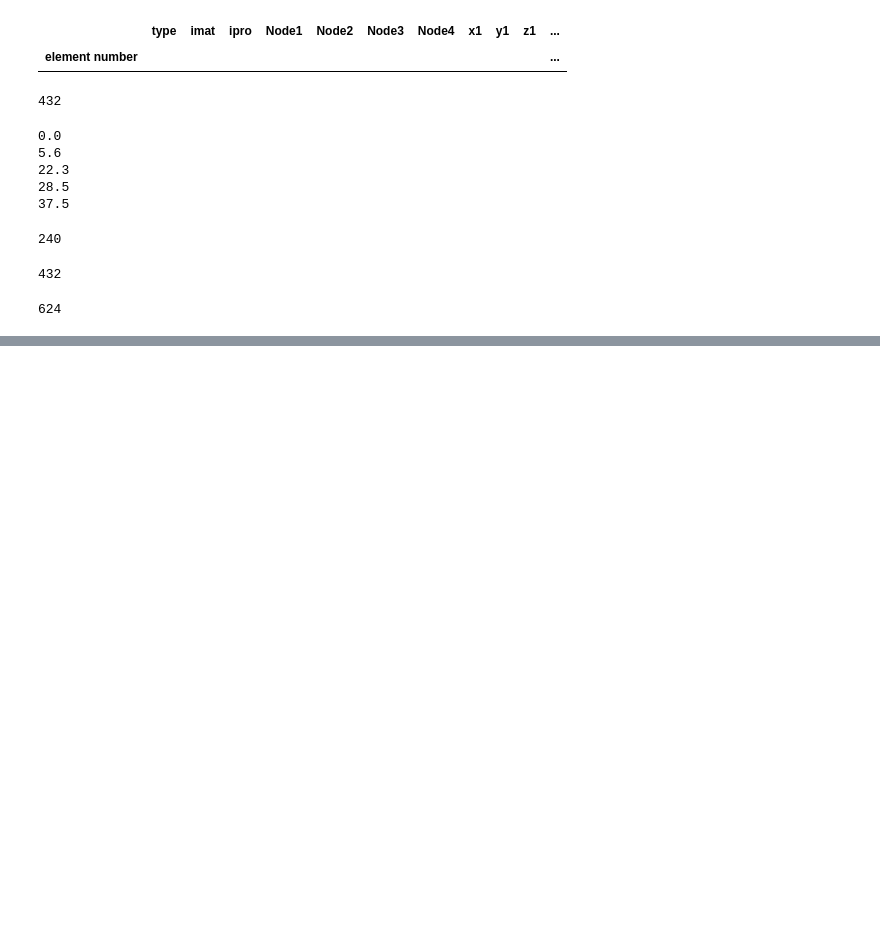
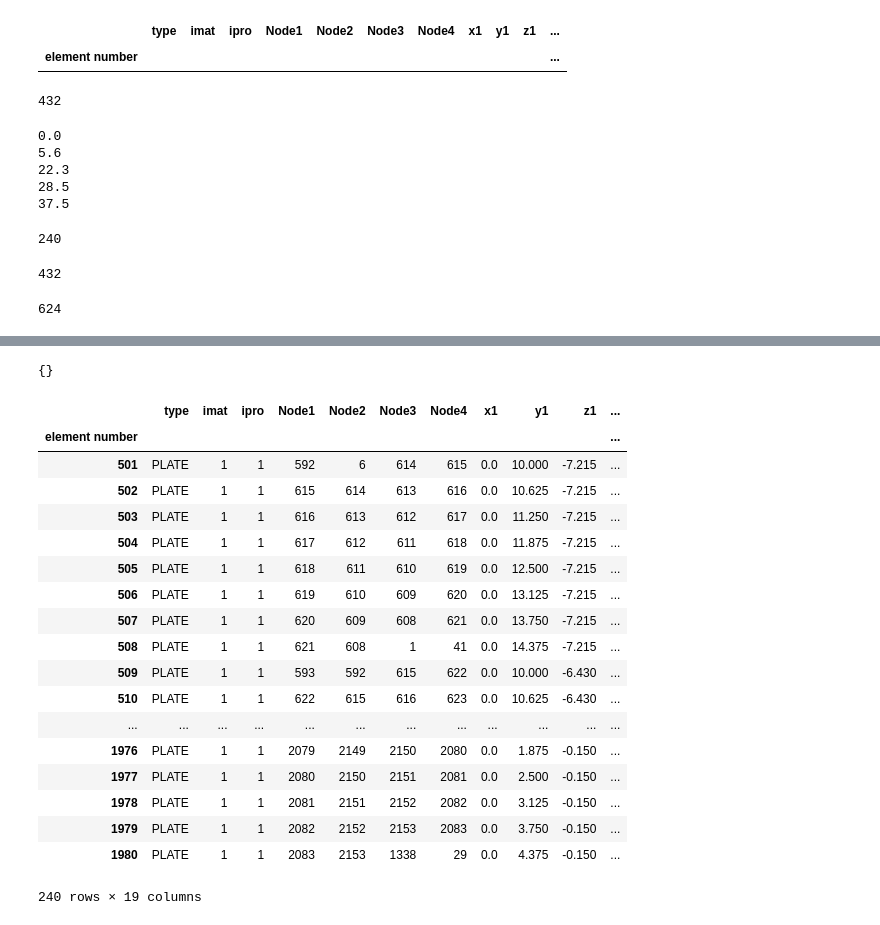
Before and after one commit to JohnYang1210/DesignWorkTask, a Jupyter notebook: sjqy2midas/extendMidastest.ipynb, the cells around one changed output, grey strips where cells are left out. Cells and saved outputs as stored; diff of their text form; code cells hidden in the pictures; blank space fills up the shorter version.

```diff
--- a/sjqy2midas/extendMidastest.ipynb
+++ b/sjqy2midas/extendMidastest.ipynb
@@ -78,0 +115,28 @@ dict_keys(['x_wall_0.0', 'x_wall_5.6', 'x_wall_22.3', 'x_wall_28.5', 'x_wall_37.
+# %%
+model.zWalls
+# %% [output]
+{}
+# %%
+x_wall_00=model.xWalls['x_wall_0.0']
+# %%
+x_wall_00['all']
+# %% [output]
+|  | type | imat | ipro | Node1 | Node2 | Node3 | Node4 | x1 | y1 | z1 | ... |
+| element number |  |  |  |  |  |  |  |  |  |  | ... |
+| 501 | PLATE | 1 | 1 | 592 | 6 | 614 | 615 | 0.0 | 10.000 | -7.215 | ... |
+| 502 | PLATE | 1 | 1 | 615 | 614 | 613 | 616 | 0.0 | 10.625 | -7.215 | ... |
+| 503 | PLATE | 1 | 1 | 616 | 613 | 612 | 617 | 0.0 | 11.250 | -7.215 | ... |
+| 504 | PLATE | 1 | 1 | 617 | 612 | 611 | 618 | 0.0 | 11.875 | -7.215 | ... |
+| 505 | PLATE | 1 | 1 | 618 | 611 | 610 | 619 | 0.0 | 12.500 | -7.215 | ... |
+| 506 | PLATE | 1 | 1 | 619 | 610 | 609 | 620 | 0.0 | 13.125 | -7.215 | ... |
+| 507 | PLATE | 1 | 1 | 620 | 609 | 608 | 621 | 0.0 | 13.750 | -7.215 | ... |
+| 508 | PLATE | 1 | 1 | 621 | 608 | 1 | 41 | 0.0 | 14.375 | -7.215 | ... |
+| 509 | PLATE | 1 | 1 | 593 | 592 | 615 | 622 | 0.0 | 10.000 | -6.430 | ... |
+| 510 | PLATE | 1 | 1 | 622 | 615 | 616 | 623 | 0.0 | 10.625 | -6.430 | ... |
+| ... | ... | ... | ... | ... | ... | ... | ... | ... | ... | ... | ... |
+| 1976 | PLATE | 1 | 1 | 2079 | 2149 | 2150 | 2080 | 0.0 | 1.875 | -0.150 | ... |
+| 1977 | PLATE | 1 | 1 | 2080 | 2150 | 2151 | 2081 | 0.0 | 2.500 | -0.150 | ... |
+| 1978 | PLATE | 1 | 1 | 2081 | 2151 | 2152 | 2082 | 0.0 | 3.125 | -0.150 | ... |
+| 1979 | PLATE | 1 | 1 | 2082 | 2152 | 2153 | 2083 | 0.0 | 3.750 | -0.150 | ... |
+| 1980 | PLATE | 1 | 1 | 2083 | 2153 | 1338 | 29 | 0.0 | 4.375 | -0.150 | ... |
+240 rows × 19 columns
```
Also changed, not shown: parts of 12 cells of this notebook, 3 other files.
